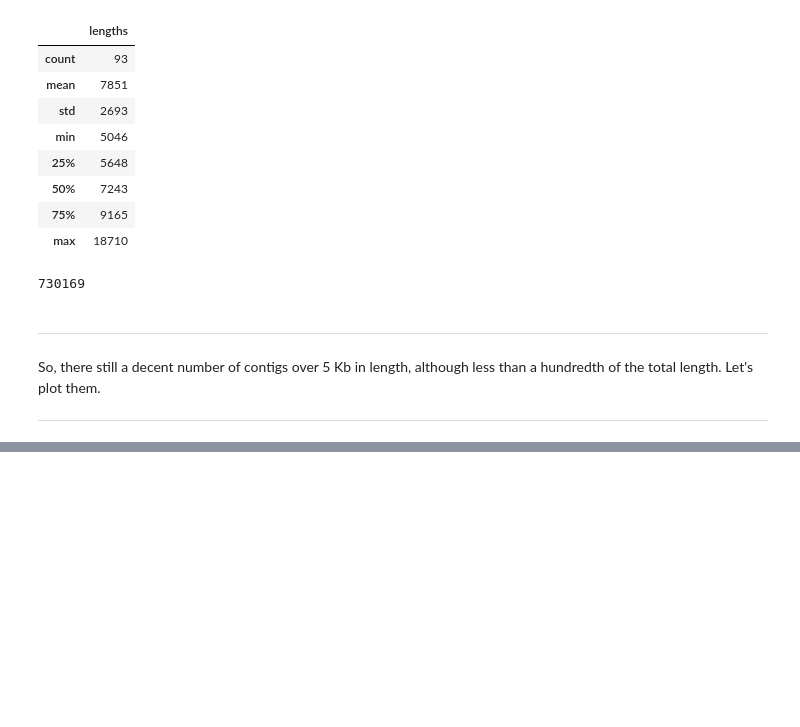
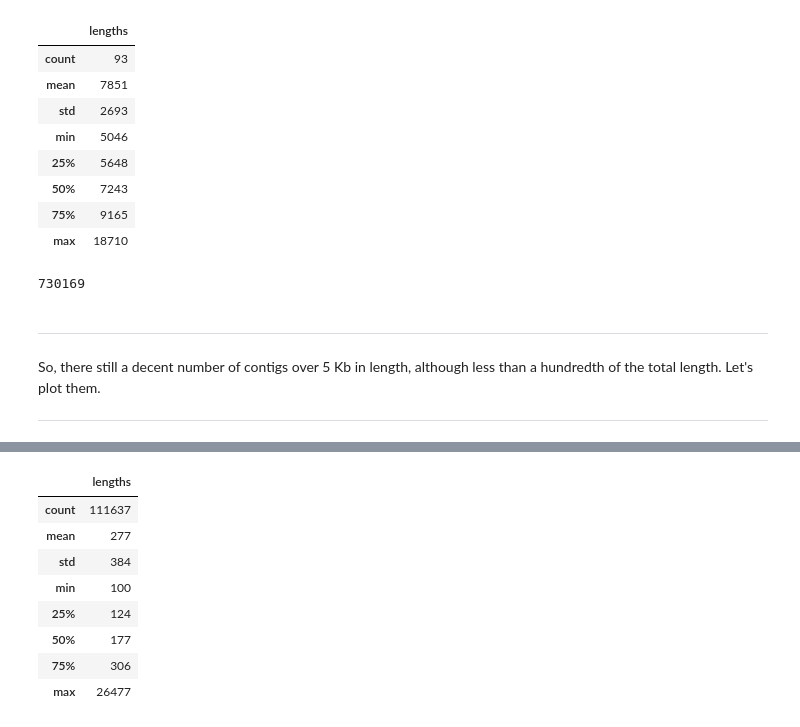
Before and after one commit to sandyjmacdonald/iPython_notebooks, a Jupyter notebook: assemblers/Metagenome_assembly.ipynb, the cells around one changed output, grey strips where cells are left out. Saved outputs shown, nothing was run; the diff lists cells and outputs as text; code cells hidden in the pictures; blank space fills up the shorter version.

```diff
--- a/assemblers/Metagenome_assembly.ipynb
+++ b/assemblers/Metagenome_assembly.ipynb
@@ -162,0 +179,14 @@ p + geom_histogram(stat='bin', binwidth=200) + ggtitle("Ray contigs > 5 Kb") + l
+# %%
+r21_d = {'lengths': Series(r21_lengths.values(), index=r21_lengths.keys())}
+r21_df = DataFrame(r21_d)
+r21_df.describe().apply(Series.round)
+# %% [output]
+|  | lengths |
+| count | 111637 |
+| mean | 277 |
+| std | 384 |
+| min | 100 |
+| 25% | 124 |
+| 50% | 177 |
+| 75% | 306 |
+| max | 26477 |
```
Also changed, not shown: parts of 20 cells of this notebook.
